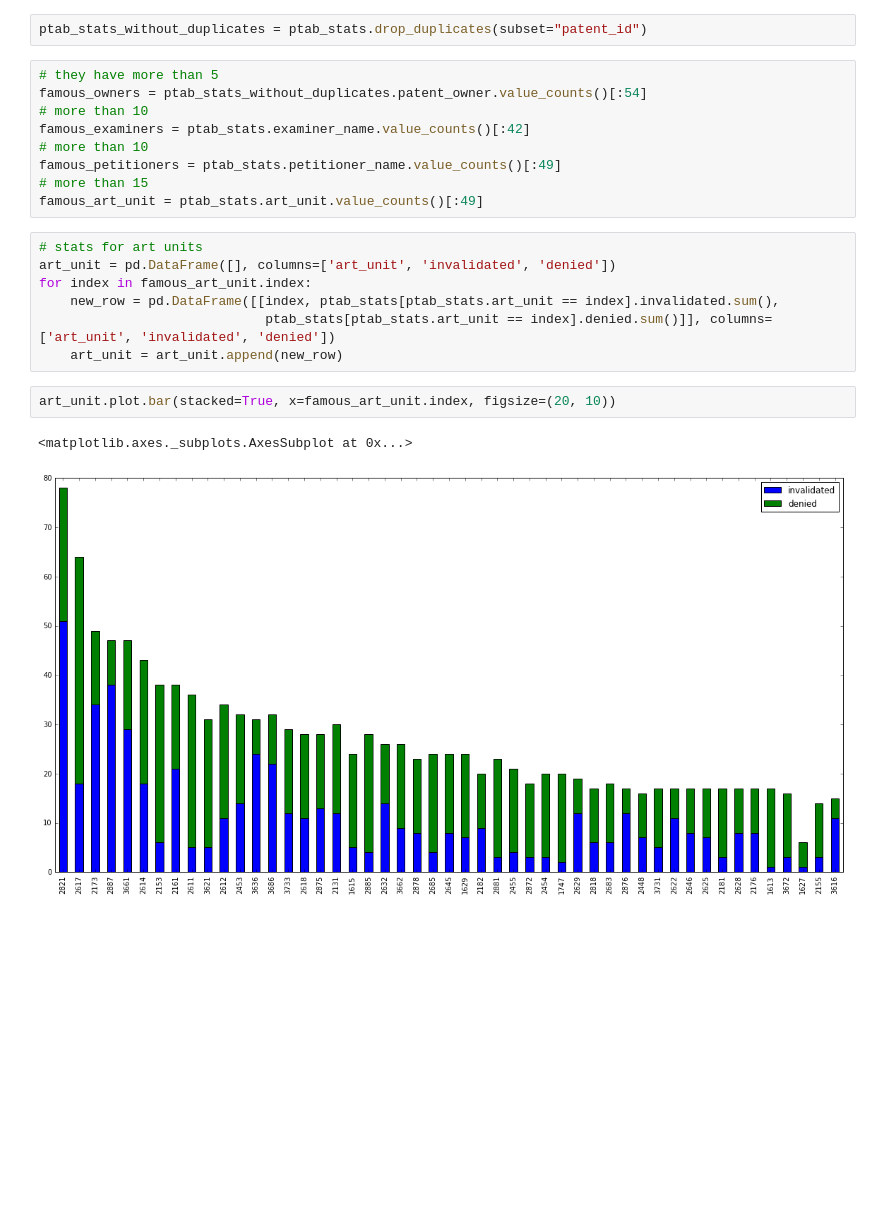
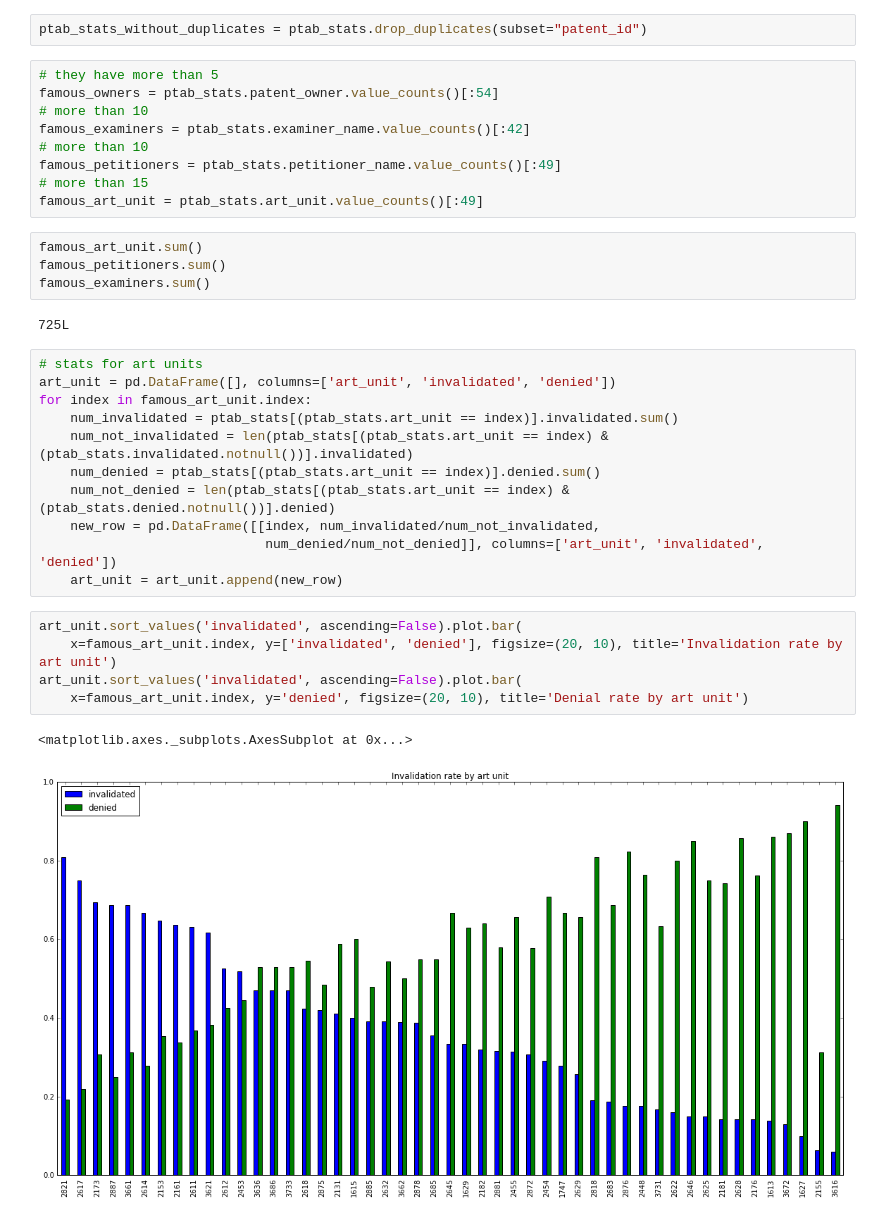
Before and after one commit to davidjwiner/cal-patent-lab, a Jupyter notebook: lib/notebooks/descriptive_stats_au_petitioner_examiner.ipynb, the cells around one changed output. Cells and saved outputs as stored; diff of their text form; blank space fills up the shorter version.

Commit message:
enhanced stats for au and petitioner

```diff
--- a/lib/notebooks/descriptive_stats_au_petitioner_examiner.ipynb
+++ b/lib/notebooks/descriptive_stats_au_petitioner_examiner.ipynb
@@ -40,22 +40,35 @@ We have 486 different art units, 1209 petitioner name, 1357 owners, 1320 examine
 ptab_stats_without_duplicates = ptab_stats.drop_duplicates(subset="patent_id")
 # %%
 # they have more than 5
-famous_owners = ptab_stats_without_duplicates.patent_owner.value_counts()[:54]
+famous_owners = ptab_stats.patent_owner.value_counts()[:54]
 # more than 10
 famous_examiners = ptab_stats.examiner_name.value_counts()[:42]
 # more than 10
 famous_petitioners = ptab_stats.petitioner_name.value_counts()[:49]
 # more than 15
 famous_art_unit = ptab_stats.art_unit.value_counts()[:49]
+# %%
+famous_art_unit.sum()
+famous_petitioners.sum()
+famous_examiners.sum()
+# %% [output]
+725L
 # %%
 # stats for art units
 art_unit = pd.DataFrame([], columns=['art_unit', 'invalidated', 'denied'])
 for index in famous_art_unit.index:
-    new_row = pd.DataFrame([[index, ptab_stats[ptab_stats.art_unit == index].invalidated.sum(),
-                             ptab_stats[ptab_stats.art_unit == index].denied.sum()]], columns=['art_unit', 'invalidated', 'denied'])
+    num_invalidated = ptab_stats[(ptab_stats.art_unit == index)].invalidated.sum()
+    num_not_invalidated = len(ptab_stats[(ptab_stats.art_unit == index) & (ptab_stats.invalidated.notnull())].invalidated)
+    num_denied = ptab_stats[(ptab_stats.art_unit == index)].denied.sum()
+    num_not_denied = len(ptab_stats[(ptab_stats.art_unit == index) & (ptab_stats.denied.notnull())].denied)
+    new_row = pd.DataFrame([[index, num_invalidated/num_not_invalidated,
+                             num_denied/num_not_denied]], columns=['art_unit', 'invalidated', 'denied'])
     art_unit = art_unit.append(new_row)
-# %%
-art_unit.plot.bar(stacked=True, x=famous_art_unit.index, figsize=(20, 10))
-# %% [output]
-<matplotlib.axes._subplots.AxesSubplot at 0x...>
-[figure, removed]
+# %%
+art_unit.sort_values('invalidated', ascending=False).plot.bar(
+    x=famous_art_unit.index, y=['invalidated', 'denied'], figsize=(20, 10), title='Invalidation rate by art unit')
+art_unit.sort_values('invalidated', ascending=False).plot.bar(
+    x=famous_art_unit.index, y='denied', figsize=(20, 10), title='Denial rate by art unit')
+# %% [output]
+<matplotlib.axes._subplots.AxesSubplot at 0x...>
+[figure, added]
```
Also changed, not shown: parts of 8 cells of this notebook.
